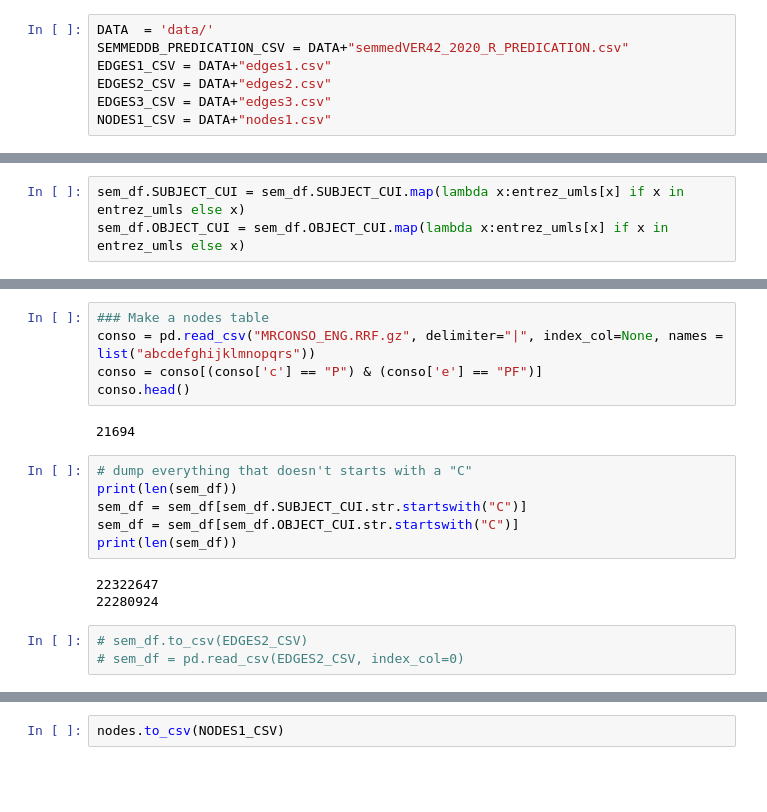
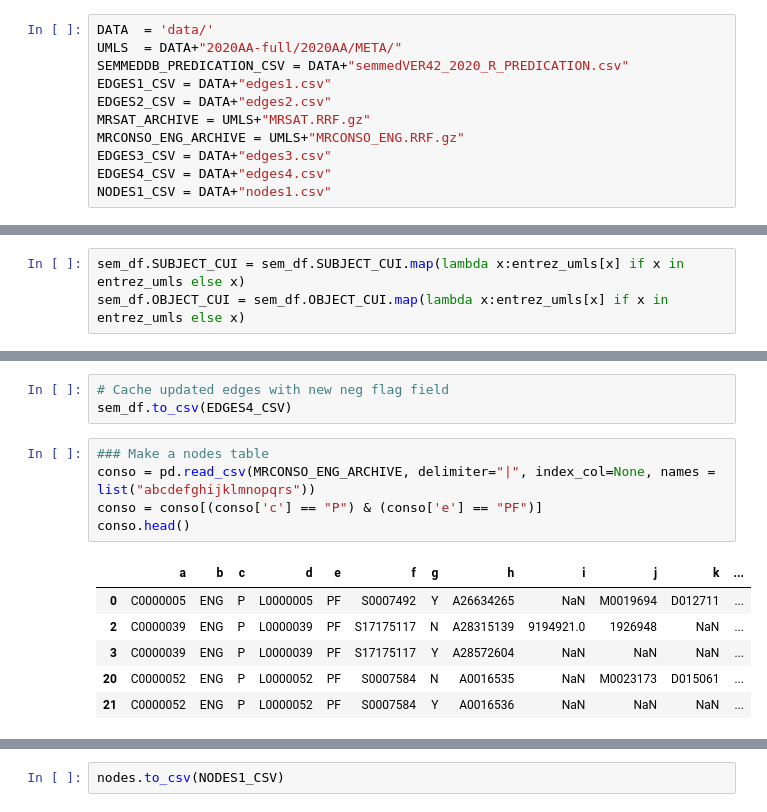
Before and after one commit to NCATS-Tangerine/semmed-biolink, a Jupyter notebook: 01-initial_data_clean.ipynb, the cells around one changed output, grey strips where cells are left out. Drawn from its saved outputs; the diff is of its cells as text; blank space fills up the shorter version.

```diff
--- a/01-initial_data_clean.ipynb
+++ b/01-initial_data_clean.ipynb
@@ -19,8 +19,12 @@ import itertools
 import numpy as np
 # %%
 DATA  = 'data/'
+UMLS  = DATA+"2020AA-full/2020AA/META/"
 SEMMEDDB_PREDICATION_CSV = DATA+"semmedVER42_2020_R_PREDICATION.csv"
 EDGES1_CSV = DATA+"edges1.csv"
 EDGES2_CSV = DATA+"edges2.csv"
+MRSAT_ARCHIVE = UMLS+"MRSAT.RRF.gz"
+MRCONSO_ENG_ARCHIVE = UMLS+"MRCONSO_ENG.RRF.gz"
 EDGES3_CSV = DATA+"edges3.csv"
+EDGES4_CSV = DATA+"edges4.csv"
 NODES1_CSV = DATA+"nodes1.csv"
@@ -192,19 +215,15 @@ print(len(sem_df))
+# %%
+# Cache updated edges with new neg flag field
+sem_df.to_csv(EDGES4_CSV)
 # %%
 ### Make a nodes table
-conso = pd.read_csv("MRCONSO_ENG.RRF.gz", delimiter="|", index_col=None, names = list("abcdefghijklmnopqrs"))
+conso = pd.read_csv(MRCONSO_ENG_ARCHIVE, delimiter="|", index_col=None, names = list("abcdefghijklmnopqrs"))
 conso = conso[(conso['c'] == "P") & (conso['e'] == "PF")]
 conso.head()
 # %% [output]
-21694
+|  | a | b | c | d | e | f | g | h | i | j | k | ... |
+| 0 | C0000005 | ENG | P | L0000005 | PF | S0007492 | Y | A26634265 | NaN | M0019694 | D012711 | ... |
+| 2 | C0000039 | ENG | P | L0000039 | PF | S17175117 | N | A28315139 | 9194921.0 | 1926948 | NaN | ... |
+| 3 | C0000039 | ENG | P | L0000039 | PF | S17175117 | Y | A28572604 | NaN | NaN | NaN | ... |
+| 20 | C0000052 | ENG | P | L0000052 | PF | S0007584 | N | A0016535 | NaN | M0023173 | D015061 | ... |
+| 21 | C0000052 | ENG | P | L0000052 | PF | S0007584 | Y | A0016536 | NaN | NaN | NaN | ... |
-# %%
-# dump everything that doesn't starts with a "C"
-print(len(sem_df))
-sem_df = sem_df[sem_df.SUBJECT_CUI.str.startswith("C")]
-sem_df = sem_df[sem_df.OBJECT_CUI.str.startswith("C")]
-print(len(sem_df))
-# %% [output]
-22322647
-22280924
-# %%
-# sem_df.to_csv(EDGES2_CSV)
-# sem_df = pd.read_csv(EDGES2_CSV, index_col=0)
```
Also changed, not shown: parts of 20 cells of this notebook.
